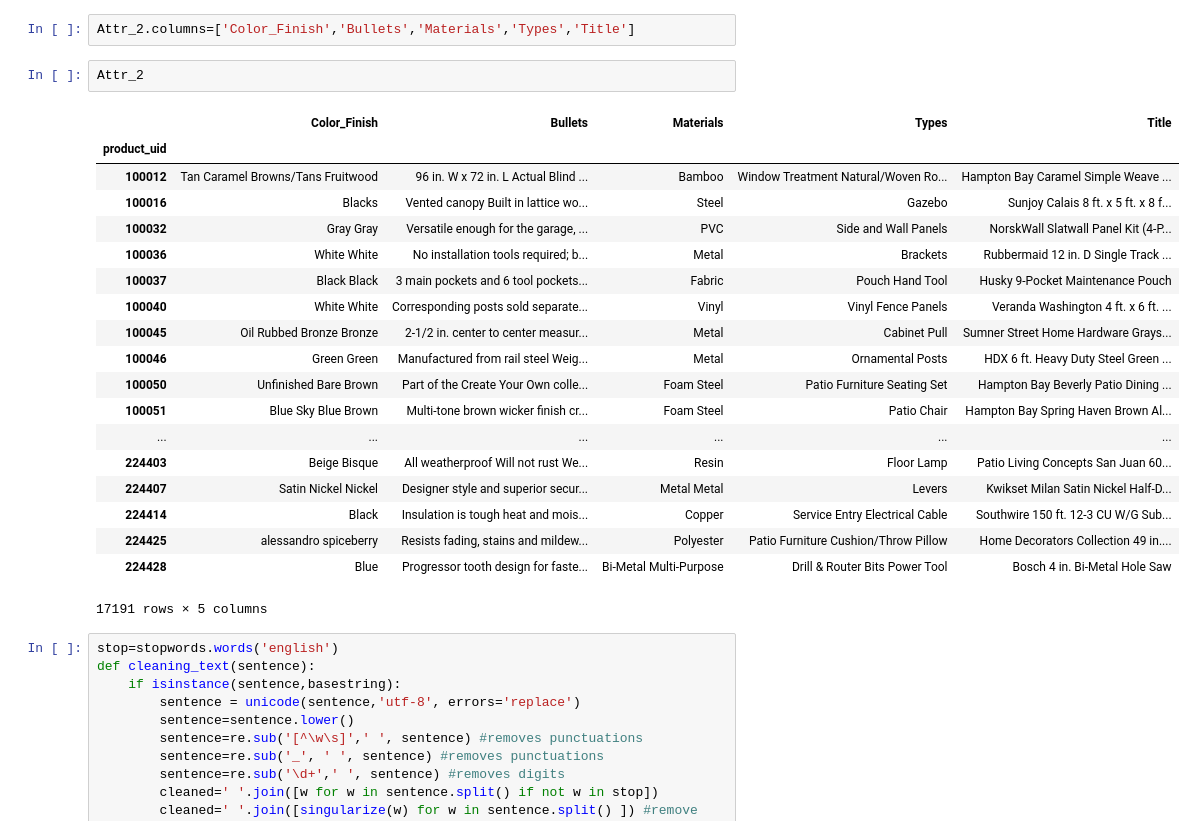
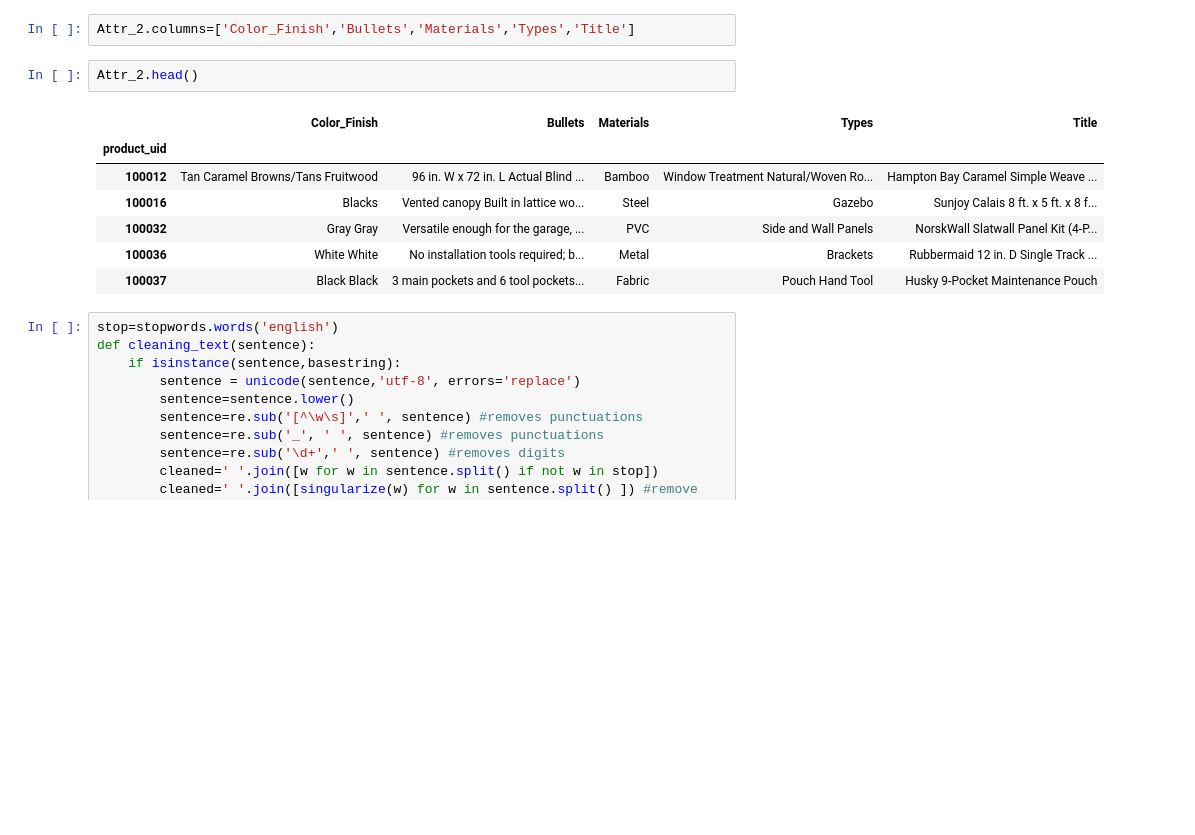
Before and after one commit to Jian-Qiao/Home-Depot-Product-Search-Relevance-, a Jupyter notebook: Home Depot Product Search Relevance.ipynb, the cells around one changed output. Cells and saved outputs as stored; diff of their text form; blank space fills up the shorter version.

```diff
--- a/Home Depot Product Search Relevance.ipynb
+++ b/Home Depot Product Search Relevance.ipynb
@@ -79,27 +80,15 @@ Attr_1.shape
 # %%
 Attr_2.columns=['Color_Finish','Bullets','Materials','Types','Title']
 # %%
-Attr_2
+Attr_2.head()
 # %% [output]
 |  | Color_Finish | Bullets | Materials | Types | Title |
 | product_uid |  |  |  |  |  |
 | 100012 | Tan Caramel Browns/Tans Fruitwood | 96 in. W x 72 in. L Actual Blind ... | Bamboo | Window Treatment Natural/Woven Ro... | Hampton Bay Caramel Simple Weave ... |
 | 100016 | Blacks | Vented canopy Built in lattice wo... | Steel | Gazebo | Sunjoy Calais 8 ft. x 5 ft. x 8 f... |
 | 100032 | Gray Gray | Versatile enough for the garage, ... | PVC | Side and Wall Panels | NorskWall Slatwall Panel Kit (4-P... |
 | 100036 | White White | No installation tools required; b... | Metal | Brackets | Rubbermaid 12 in. D Single Track ... |
 | 100037 | Black Black | 3 main pockets and 6 tool pockets... | Fabric | Pouch Hand Tool | Husky 9-Pocket Maintenance Pouch |
-| 100040 | White White | Corresponding posts sold separate... | Vinyl | Vinyl Fence Panels | Veranda Washington 4 ft. x 6 ft. ... |
-| 100045 | Oil Rubbed Bronze Bronze | 2-1/2 in. center to center measur... | Metal | Cabinet Pull | Sumner Street Home Hardware Grays... |
-| 100046 | Green Green | Manufactured from rail steel Weig... | Metal | Ornamental Posts | HDX 6 ft. Heavy Duty Steel Green ... |
-| 100050 | Unfinished Bare Brown | Part of the Create Your Own colle... | Foam Steel | Patio Furniture Seating Set | Hampton Bay Beverly Patio Dining ... |
-| 100051 | Blue Sky Blue Brown | Multi-tone brown wicker finish cr... | Foam Steel | Patio Chair | Hampton Bay Spring Haven Brown Al... |
-| ... | ... | ... | ... | ... | ... |
-| 224403 | Beige Bisque | All weatherproof Will not rust We... | Resin | Floor Lamp | Patio Living Concepts San Juan 60... |
-| 224407 | Satin Nickel Nickel | Designer style and superior secur... | Metal Metal | Levers | Kwikset Milan Satin Nickel Half-D... |
-| 224414 | Black | Insulation is tough heat and mois... | Copper | Service Entry Electrical Cable | Southwire 150 ft. 12-3 CU W/G Sub... |
-| 224425 | alessandro spiceberry | Resists fading, stains and mildew... | Polyester | Patio Furniture Cushion/Throw Pillow | Home Decorators Collection 49 in.... |
-| 224428 | Blue | Progressor tooth design for faste... | Bi-Metal Multi-Purpose | Drill & Router Bits Power Tool | Bosch 4 in. Bi-Metal Hole Saw |
-17191 rows × 5 columns
 # %%
 stop=stopwords.words('english')
 def cleaning_text(sentence):
```
Also changed, not shown: parts of 42 cells of this notebook.
